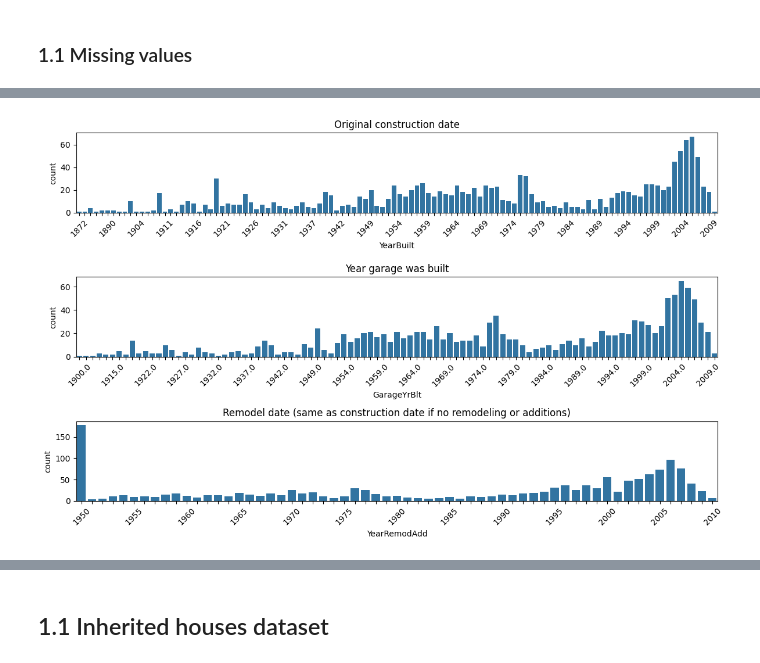
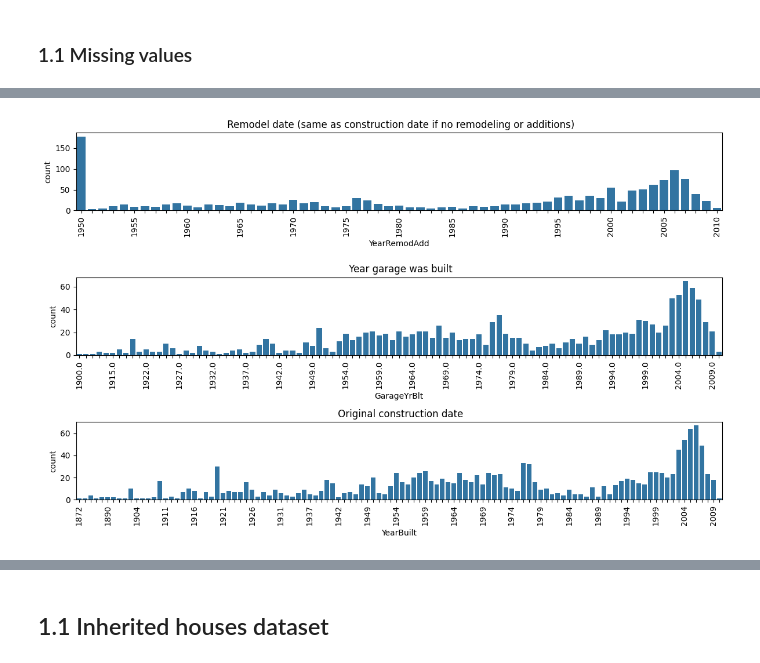
Before and after one commit to fokhrun/heritage_housing, a Jupyter notebook: jupyter_notebooks/exploratory_data_analysis.ipynb, the cells around one changed output, grey strips where cells are left out. Cells and saved outputs as stored; diff of their text form; code cells hidden in the pictures.

```diff
--- a/jupyter_notebooks/exploratory_data_analysis.ipynb
+++ b/jupyter_notebooks/exploratory_data_analysis.ipynb
@@ -100,0 +80,8 @@ year_columns = [
+# %%
+feature_info = pd.DataFrame(
+    [(var, column_types[var], column_descriptions[var], ", ".join(values))
+        for var, values  in column_values.items()],
+    columns = ["featureName", "featureType", "featureDescription", "featureValues"]
+)
+
+feature_info
@@ -101,3 +106,7 @@ year_columns = [
+# %%
+categorical_columns = list(feature_info[feature_info["featureType"] == "categorical"]["featureName"])
+numerical_columns = list(feature_info[feature_info["featureType"] == "numerical"]["featureName"])
+temporal_columns = list(feature_info[feature_info["featureType"] == "temporal"]["featureName"])
 # %% [markdown]
 ## 1.1 Housing Records dataset
 # %%
@@ -127,9 +136,10 @@ display(na_data)
 | 22 | BsmtFinSF1 | 0 | 0.00 | False |
 | 23 | SalePrice | 0 | 0.00 | False |
 # %%
-columns_missing_data = na_data[na_data["should_remove"]].index
-columns_to_keep = housing_records.columns.difference(set(columns_missing_data))
+columns_missing_data = set(na_data[na_data["should_remove"]]["column"])
+columns_to_keep = housing_records.columns.difference(columns_missing_data)
+numerical_columns = set(numerical_columns).difference(columns_missing_data)
 categorical_columns = set(categorical_columns).difference(columns_missing_data)
-year_columns = set(year_columns).difference(columns_missing_data)
+temporal_columns = set(temporal_columns).difference(columns_missing_data)
 # %%
 housing_records = housing_records[columns_to_keep]
@@ -162,14 +170,11 @@ for _ in range(4):
 # %%
-column_count = int(len(categorical_columns))
-
-fig, axs = plt.subplots(column_count, figsize = (8, 2.5 * column_count))
+fig, axs = plt.subplots(int(len(categorical_columns)), figsize = (8, 2 * len(categorical_columns)))
 
 for idx, var in enumerate(categorical_columns):
     ax = axs[idx]
     sns.countplot(data=housing_records, x=var, ax=ax)
     ax.set_title(f"{column_descriptions[var]}")
     ax.set_xlabel(var)
-    ax.tick_params(axis='x', rotation=45)
 
 plt.tight_layout()
 plt.show()
@@ -178,19 +183,18 @@ plt.show()
 # %%
-column_count = int(len(year_columns))
-fig, axs = plt.subplots(column_count, figsize = (12, 2.5 * column_count))
+fig, axs = plt.subplots(int(len(temporal_columns)), figsize = (12, 2.5 * int(len(temporal_columns))))
 every_nth_year = 5
-for idx, var in enumerate(year_columns):
+
+for idx, var in enumerate(temporal_columns):
     ax = axs[idx]
     sns.countplot(data=housing_records, x=var, ax=ax)
     ax.set_title(f"{column_descriptions[var]}")
     ax.set_xlabel(var)
-    ax.tick_params(axis='x', rotation=45)
-    if var in year_columns:
-        for n, label in enumerate(ax.xaxis.get_ticklabels()):
-            if n % every_nth_year != 0:
-                label.set_visible(False)
+    ax.tick_params(axis='x', rotation=90)
+    for n, label in enumerate(ax.xaxis.get_ticklabels()):
+        if n % every_nth_year != 0:
+            label.set_visible(False)
 
 plt.tight_layout()
 plt.show()
 # %% [output]
-[figure, old version]
+[figure, new version]
```
Also changed, not shown: parts of 19 cells of this notebook, 4 other files.
